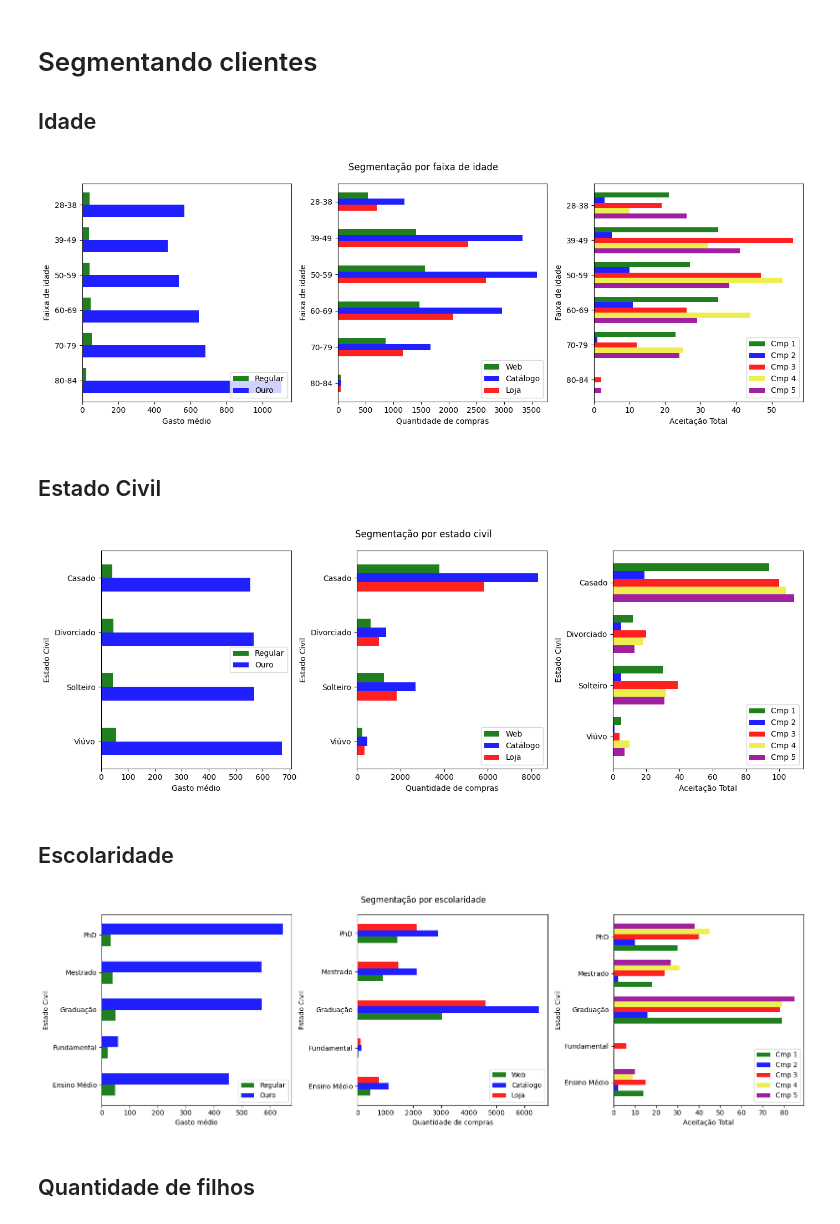
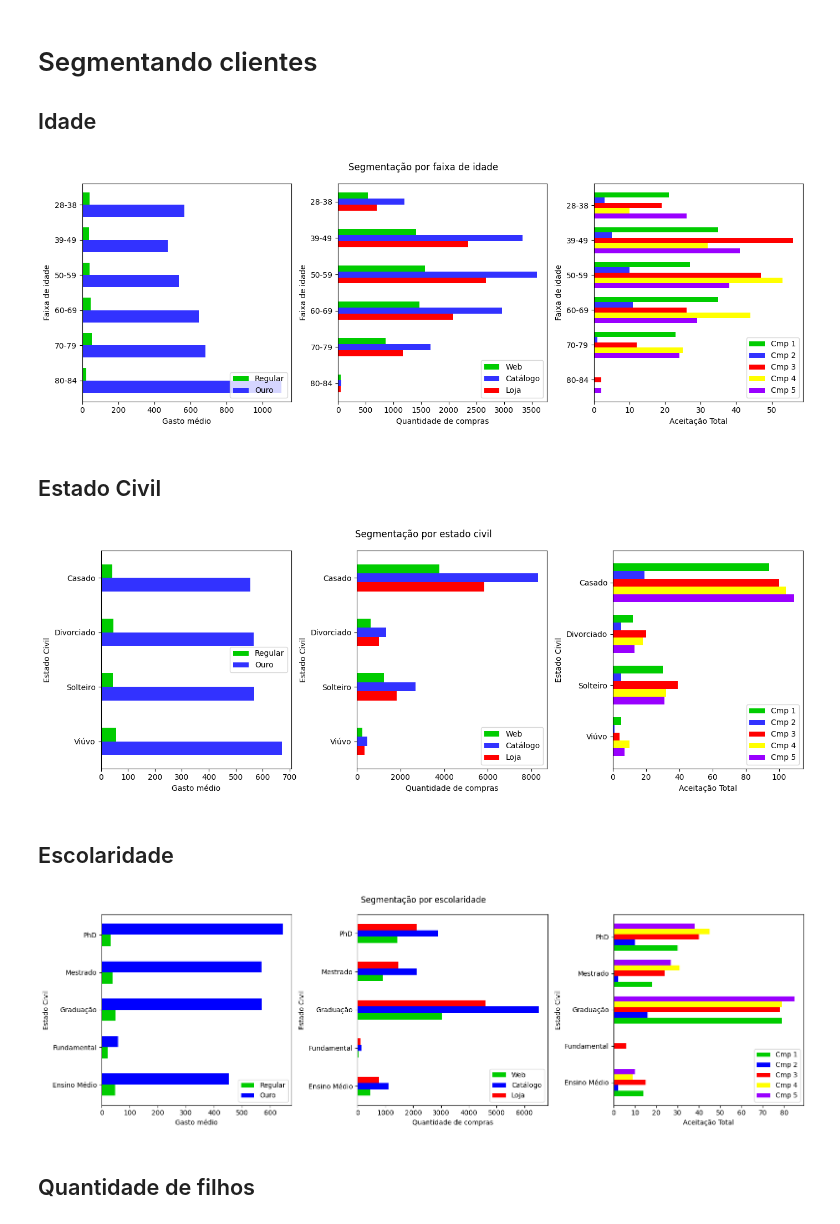
Before and after one commit to victoriaprestes/ifood-data-analyst-case, a Jupyter notebook: iFood_Data_Analyst_Case_An_Exploratory_Analysis.ipynb, the cells around one changed output. Drawn from its saved outputs; the diff is of its cells as text; code cells hidden in the pictures.

```diff
--- a/iFood_Data_Analyst_Case_An_Exploratory_Analysis.ipynb
+++ b/iFood_Data_Analyst_Case_An_Exploratory_Analysis.ipynb
@@ -350,25 +350,26 @@ campaigns_by_age.columns = ['Cmp 1', 'Cmp 2', 'Cmp 3', 'Cmp 4', 'Cmp 5']
 # %%
 # Gráfico de barras para melhor visualização
 
 
 def plot_age(xlabels=None,*args):
   # Cria uma figura com o gráfico de barras para cada intervalo de idade.
   fig,ax = plt.subplots(1,3, figsize=(14,5))
   df_list = [products_by_age, channels_by_age, campaigns_by_age]
   widths = [0.7, 0.5, 0.75]
+  cmap = ['#00CC00', '#3232FF', '#FF0000', '#FFFF00', '#9900FF']
   for i, df in enumerate(df_list):
     df_list[i].plot(kind='barh', stacked=False, ax=ax[i], color=cmap, width=widths[i])
     ax[i].set_xlabel(xlabels[i])
     ax[i].set_ylabel('Faixa de idade')
     ax[i].invert_yaxis()
     ax[i].legend(loc='lower right')
   plt.suptitle('Segmentação por faixa de idade')
   plt.tight_layout()
   plt.show()
 
 plot_age(xlabels=['Gasto médio', 'Quantidade de compras', 'Aceitação Total'])
 # %% [output]
-[figure, old version]
+[figure, new version]
 # %% [markdown]
 ## Estado Civil
 # %%
@@ -394,6 +395,7 @@ def plot_marital_status(xlabels=None,*args):
   fig,ax = plt.subplots(1,3, figsize=(14,5))
   df_list = [products_by_status, channels_by_status, campaigns_by_status]
   widths = [0.5, 0.5, 0.75]
+  cmap = ['#00CC00', '#3232FF', '#FF0000', '#FFFF00', '#9900FF']
   for i, df in enumerate(df_list):
     df_list[i].plot(kind='barh', stacked=False, ax=ax[i], color=cmap, width=widths[i])
     ax[i].set_xlabel(xlabels[i])
@@ -405,7 +407,7 @@ def plot_marital_status(xlabels=None,*args):
 
 plot_marital_status(xlabels=['Gasto médio', 'Quantidade de compras', 'Aceitação Total'])
 # %% [output]
-[figure, old version]
+[figure, new version]
 # %% [markdown]
 ## Escolaridade
 # %%
@@ -431,6 +433,7 @@ def plot_education(xlabels=None,*args):
   fig,ax = plt.subplots(1,3, figsize=(16,5))
   df_list = [products_by_education, channels_by_education, campaigns_by_education]
   widths = [0.6, 0.5, 0.75]
+  cmap = ['#00CC00', '#3232FF', '#FF0000', '#FFFF00', '#9900FF']
   for i, df in enumerate(df_list):
     df_list[i].plot(kind='barh', stacked=False, ax=ax[i], color=cmap, width=widths[i])
     ax[i].set_xlabel(xlabels[i])
@@ -442,7 +445,7 @@ def plot_education(xlabels=None,*args):
 
 plot_education(xlabels=['Gasto médio', 'Quantidade de compras', 'Aceitação Total'])
 # %% [output]
-[figure, old version]
+[figure, new version]
 # %% [markdown]
 ## Quantidade de filhos
 # %%
```
Also changed, not shown: parts of 3 cells of this notebook.
